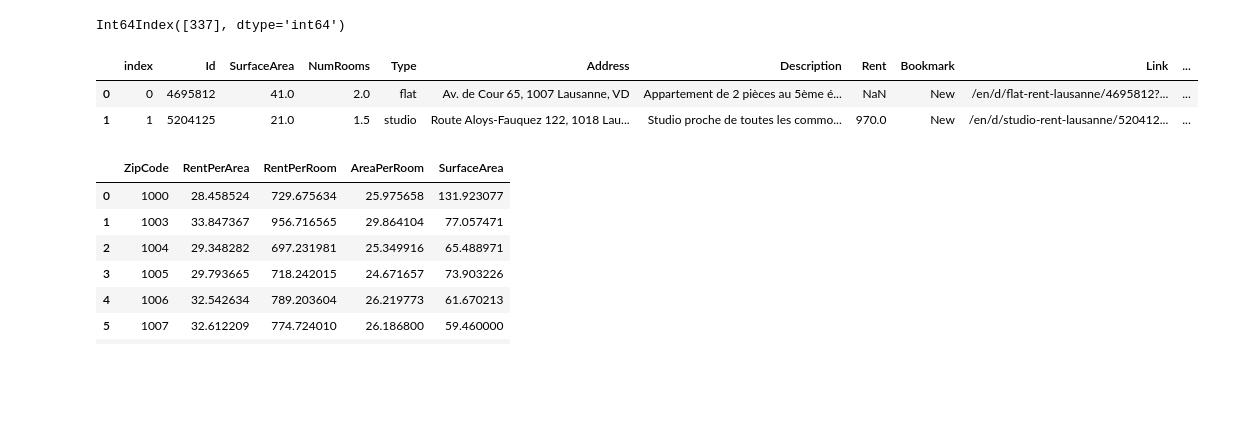
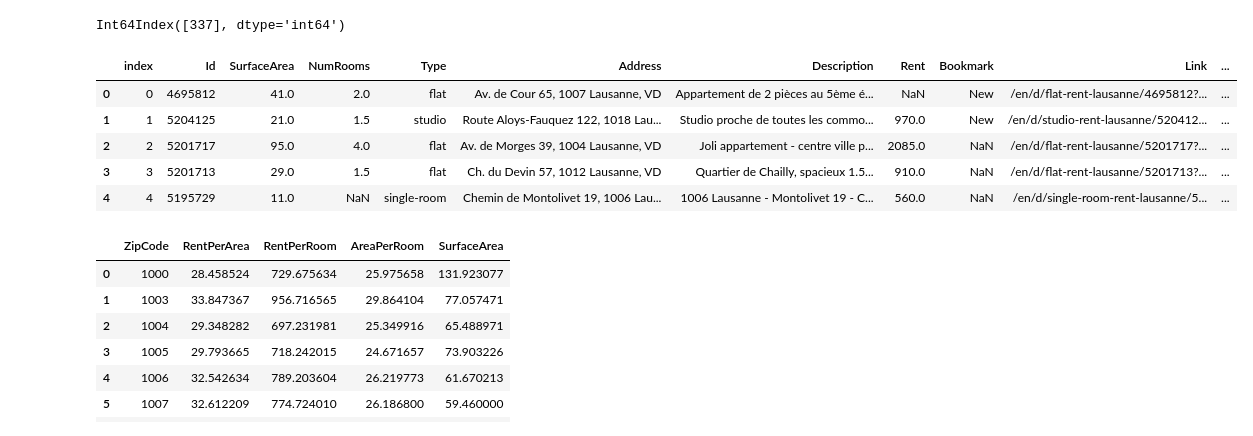
Before and after one commit to hamedrazavi/rental_analysis_switzerland_immoscout24, a Jupyter notebook: src/rental_analysis_lausanne.ipynb, the cells around one changed output. Drawn from its saved outputs; the diff is of its cells as text; code cells hidden in the pictures; blank space fills up the shorter version.

```diff
--- a/src/rental_analysis_lausanne.ipynb
+++ b/src/rental_analysis_lausanne.ipynb
@@ -191,8 +191,11 @@ for i in range(0, df.shape[0]):
 # %%
 df['ZipCode'] = df['Address'].map(lambda x: Extract_zip_code(x))
 # %%
-df.head(2)
+df.head()
 # %% [output]
 |  | index | Id | SurfaceArea | NumRooms | Type | Address | Description | Rent | Bookmark | Link | ... |
 | 0 | 0 | 4695812 | 41.0 | 2.0 | flat | Av. de Cour 65, 1007 Lausanne, VD | Appartement de 2 pièces au 5ème é... | NaN | New | /en/d/flat-rent-lausanne/4695812?... | ... |
 | 1 | 1 | 5204125 | 21.0 | 1.5 | studio | Route Aloys-Fauquez 122, 1018 Lau... | Studio proche de toutes les commo... | 970.0 | New | /en/d/studio-rent-lausanne/520412... | ... |
+| 2 | 2 | 5201717 | 95.0 | 4.0 | flat | Av. de Morges 39, 1004 Lausanne, VD | Joli appartement - centre ville p... | 2085.0 | NaN | /en/d/flat-rent-lausanne/5201717?... | ... |
+| 3 | 3 | 5201713 | 29.0 | 1.5 | flat | Ch. du Devin 57, 1012 Lausanne, VD | Quartier de Chailly, spacieux 1.5... | 910.0 | NaN | /en/d/flat-rent-lausanne/5201713?... | ... |
+| 4 | 4 | 5195729 | 11.0 | NaN | single-room | Chemin de Montolivet 19, 1006 Lau... | 1006 Lausanne - Montolivet 19 - C... | 560.0 | NaN | /en/d/single-room-rent-lausanne/5... | ... |
```
Also changed, not shown: parts of 8 cells of this notebook, 5 other files.
